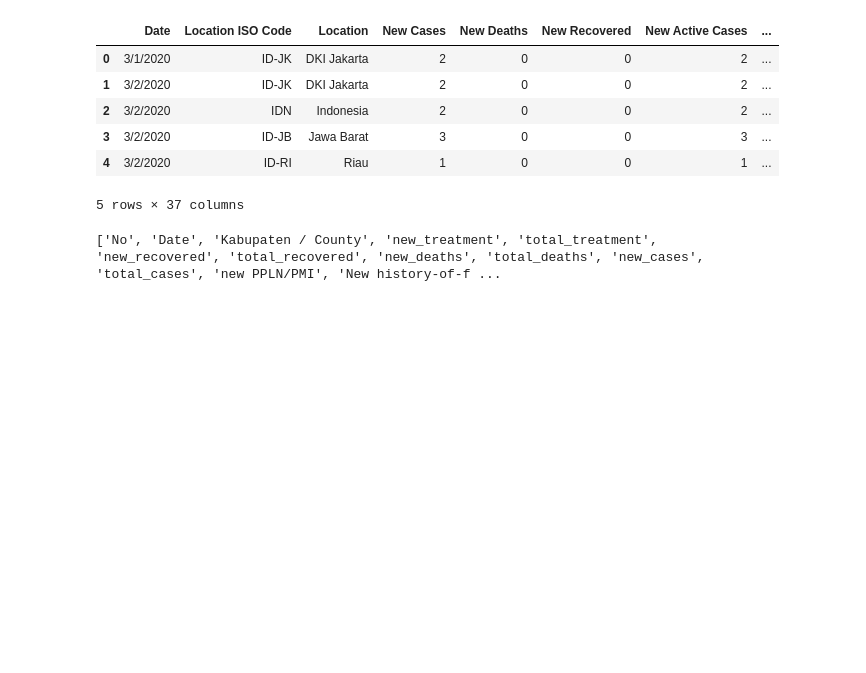
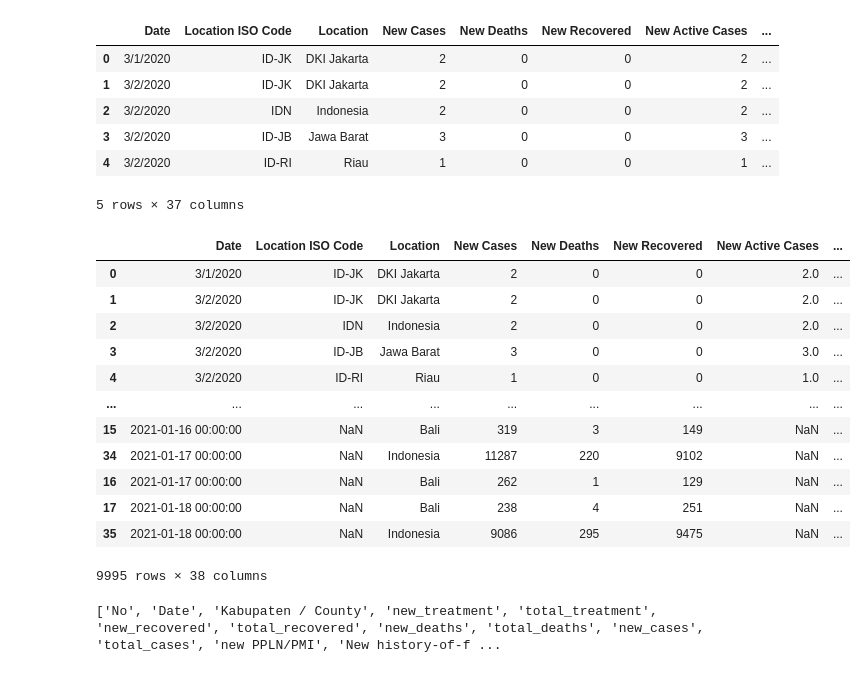
Before and after one commit to Svensone/bali-covid-app, a Jupyter notebook: data/daily_data_covid_bali_processing.ipynb, the cells around one changed output. Saved outputs shown, nothing was run; the diff lists cells and outputs as text; code cells hidden in the pictures; blank space fills up the shorter version.

```diff
--- a/data/daily_data_covid_bali_processing.ipynb
+++ b/data/daily_data_covid_bali_processing.ipynb
@@ -279,6 +279,25 @@ df_indo.head()
 | 3 | 3/2/2020 | ID-JB | Jawa Barat | 3 | 0 | 0 | 3 | ... |
 | 4 | 3/2/2020 | ID-RI | Riau | 1 | 0 | 0 | 1 | ... |
 5 rows × 37 columns
+# %%
+df_indo_new = pd.read_excel('Indo_data.xlsx', 'Bali and Indo')
+df_indo_new= df_indo_new.sort_values(by=['Date'], ascending=True)
+df_indo = df_indo.append(df_indo_new)
+df_indo
+# %% [output]
+|  | Date | Location ISO Code | Location | New Cases | New Deaths | New Recovered | New Active Cases | ... |
+| 0 | 3/1/2020 | ID-JK | DKI Jakarta | 2 | 0 | 0 | 2.0 | ... |
+| 1 | 3/2/2020 | ID-JK | DKI Jakarta | 2 | 0 | 0 | 2.0 | ... |
+| 2 | 3/2/2020 | IDN | Indonesia | 2 | 0 | 0 | 2.0 | ... |
+| 3 | 3/2/2020 | ID-JB | Jawa Barat | 3 | 0 | 0 | 3.0 | ... |
+| 4 | 3/2/2020 | ID-RI | Riau | 1 | 0 | 0 | 1.0 | ... |
+| ... | ... | ... | ... | ... | ... | ... | ... | ... |
+| 15 | 2021-01-16 00:00:00 | NaN | Bali | 319 | 3 | 149 | NaN | ... |
+| 34 | 2021-01-17 00:00:00 | NaN | Indonesia | 11287 | 220 | 9102 | NaN | ... |
+| 16 | 2021-01-17 00:00:00 | NaN | Bali | 262 | 1 | 129 | NaN | ... |
+| 17 | 2021-01-18 00:00:00 | NaN | Bali | 238 | 4 | 251 | NaN | ... |
+| 35 | 2021-01-18 00:00:00 | NaN | Indonesia | 9086 | 295 | 9475 | NaN | ... |
+9995 rows × 38 columns
 # %%
 # df_indo.dtypes
 # %%
```
Also changed, not shown: parts of 7 cells of this notebook, 5 other files.
